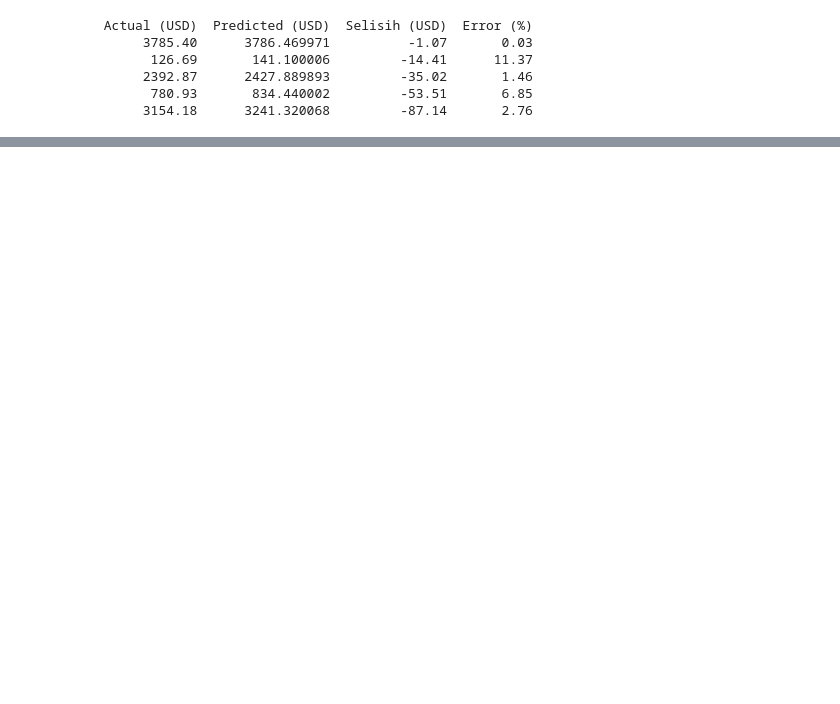
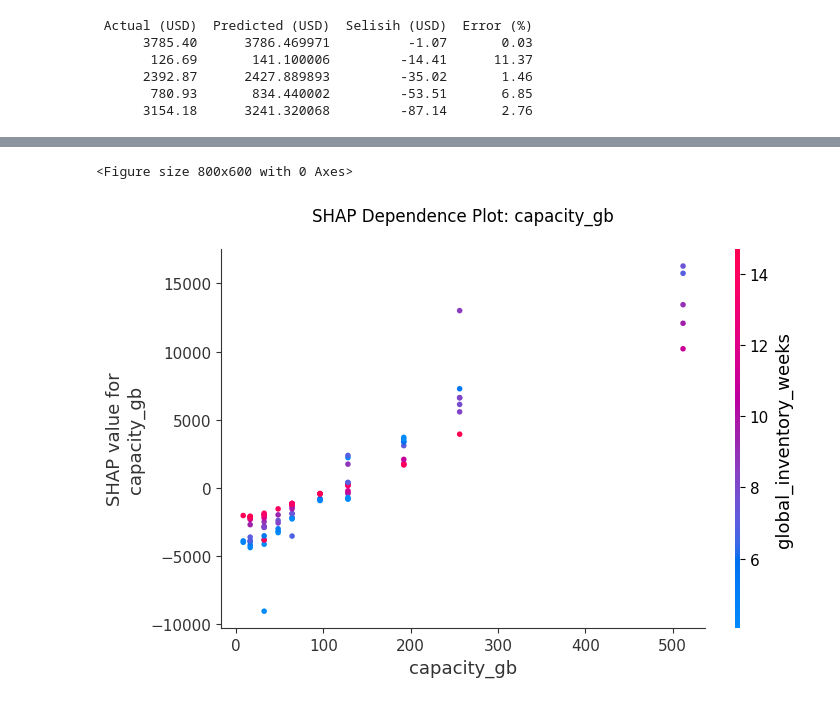
Before and after one commit to FelliAs/prediksi-harga-ram, a Jupyter notebook: prediksi_harga_ram.ipynb, the cells around one changed output, grey strips where cells are left out. Drawn from its saved outputs; the diff is of its cells as text; code cells hidden in the pictures; blank space fills up the shorter version.

```diff
--- a/prediksi_harga_ram.ipynb
+++ b/prediksi_harga_ram.ipynb
@@ -706,0 +732,10 @@ SHAP tidak tersedia: could not convert string to float: '[4.63995E3]'
+# %%
+# 2. SHAP Dependence Plot untuk Fitur Terpenting (capacity_gb)
+# Menunjukkan hubungan non-linear antara Kapasitas dan Harga
+plt.figure(figsize=(8, 6))
+shap.dependence_plot('capacity_gb', shap_vals, shap_sample, feature_names=X.columns.tolist(), show=False)
+plt.title('SHAP Dependence Plot: capacity_gb', pad=20)
+plt.tight_layout(); plt.show()
+# %% [output]
+<Figure size 800x600 with 0 Axes>
+[figure, added]
```
Also changed, not shown: parts of 17 cells of this notebook.
